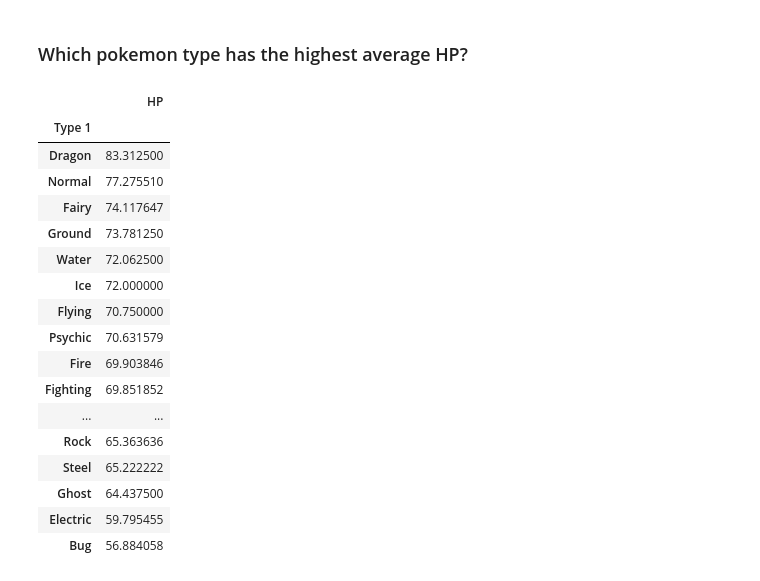
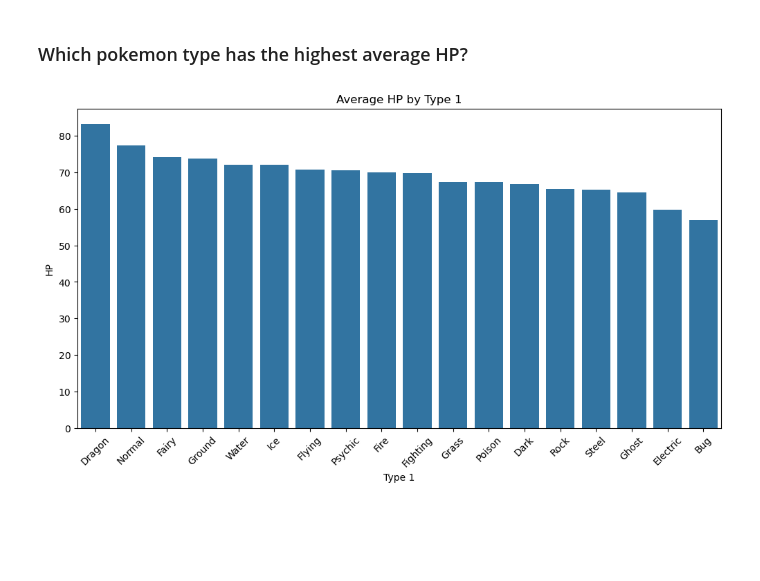
Before and after one commit to dev9086/Summer-of-ML, a Jupyter notebook: SoM-2025/Week-1/24BSM020/24BSM020_W1.ipynb, the cells around one changed output. Saved outputs shown, nothing was run; the diff lists cells and outputs as text; code cells hidden in the pictures; blank space fills up the shorter version.

Commit message:
Better Visualizations
Some plots to easily notice the trends

```diff
--- a/SoM-2025/Week-1/24BSM020/24BSM020_W1.ipynb
+++ b/SoM-2025/Week-1/24BSM020/24BSM020_W1.ipynb
@@ -255,24 +255,12 @@ speed.head(3)
 | Ferroseed | Grass | Steel | 305 | 44 | 50 | 91 | 24 | 86 | 10 | 5 | ... |
 # %% [markdown]
 ### Which pokemon type has the highest average HP?
-# %%
-data.groupby('Type 1').agg({'HP':'mean'}).sort_values(by='HP', ascending=False)
-# %% [output]
-|  | HP |
-| Type 1 |  |
-| Dragon | 83.312500 |
-| Normal | 77.275510 |
-| Fairy | 74.117647 |
-| Ground | 73.781250 |
-| Water | 72.062500 |
-| Ice | 72.000000 |
-| Flying | 70.750000 |
-| Psychic | 70.631579 |
-| Fire | 69.903846 |
-| Fighting | 69.851852 |
-| ... | ... |
-| Rock | 65.363636 |
-| Steel | 65.222222 |
-| Ghost | 64.437500 |
-| Electric | 59.795455 |
-| Bug | 56.884058 |
+# %%
+hp=data.groupby('Type 1').agg({'HP':'mean'}).sort_values(by='HP', ascending=False)
+plt.figure(figsize=(12, 6))
+sns.barplot(x=hp.index, y='HP', data=hp.reset_index())
+plt.xticks(rotation=45)
+plt.title('Average HP by Type 1')
+plt.show()
+# %% [output]
+[figure, added]
```
